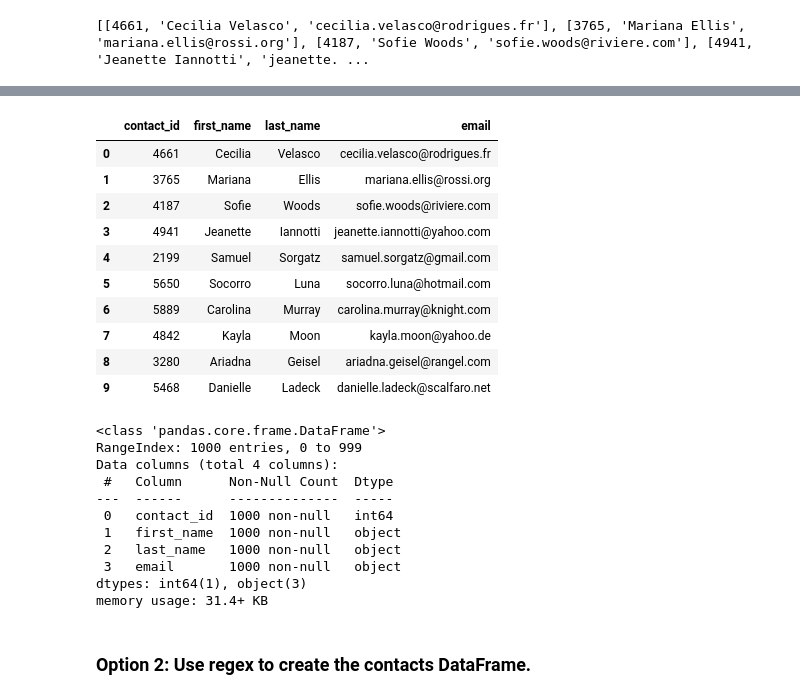
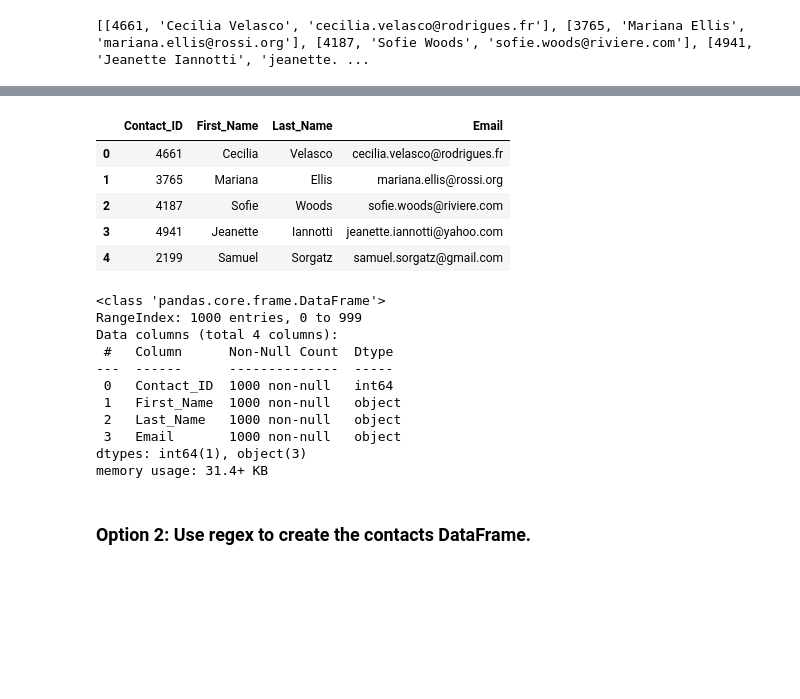
Before and after one commit to rachelpaczki/Crowdfunding_ETL, a Jupyter notebook: ETL_Mini_Project_LAblesTorres_RPuzycki_RTaylor.ipynb, the cells around one changed output, grey strips where cells are left out. Drawn from its saved outputs; the diff is of its cells as text; code cells hidden in the pictures; blank space fills up the shorter version.

```diff
--- a/ETL_Mini_Project_LAblesTorres_RPuzycki_RTaylor.ipynb
+++ b/ETL_Mini_Project_LAblesTorres_RPuzycki_RTaylor.ipynb
@@ -308,7 +308,9 @@ Then export the DataFrame as a `contacts.csv` CSV file.
 # Iterate through the contact_info_df and convert each row to a dictionary.
 import json
 dict_values = []
-
+for i in range(1,len(contact_info_df)):
+    d = json.loads(contact_info_df.iloc[i,0])
+    dict_values.append([d['contact_id'],d['name'],d['email']])
 
 # Print out the list of values for each row.
 print(dict_values)
@@ -317,4 +319,6 @@ print(dict_values)
 # %%
 # Create a contact_info DataFrame and add each list of values, i.e., each row
 # to the 'contact_id', 'name', 'email' columns.
+contacts_df_clean = pd.DataFrame(dict_values, columns=['Contact_ID', 'Name', 'Email'])
+contacts_df_clean.head()
 # %% [output]
@@ -339,7 +344,11 @@ dtypes: int64(1), object(2)
 memory usage: 23.6+ KB
 # %%
 # Create a "first"name" and "last_name" column with the first and last names from the "name" column.
-
+contacts_df_clean['First_Name'] = contacts_df_clean['Name'].str.split(' ').str[0]
+contacts_df_clean['Last_Name'] = contacts_df_clean['Name'].str.split(' ').str[1]
 
 # Drop the contact_name column
+contacts_df_clean.drop(columns=['Name'],inplace=True)
+
+contacts_df_clean.head()
 # %% [output]
@@ -357,29 +361,28 @@ memory usage: 23.6+ KB
 # %%
 # Reorder the columns
+contacts_df_clean = contacts_df_clean[['Contact_ID','First_Name','Last_Name','Email']]
+
+contacts_df_clean.head()
 # %% [output]
-|  | contact_id | first_name | last_name | email |
+|  | Contact_ID | First_Name | Last_Name | Email |
 | 0 | 4661 | Cecilia | Velasco | cecilia.velasco@rodrigues.fr |
 | 1 | 3765 | Mariana | Ellis | mariana.ellis@rossi.org |
 | 2 | 4187 | Sofie | Woods | sofie.woods@riviere.com |
 | 3 | 4941 | Jeanette | Iannotti | jeanette.iannotti@yahoo.com |
 | 4 | 2199 | Samuel | Sorgatz | samuel.sorgatz@gmail.com |
-| 5 | 5650 | Socorro | Luna | socorro.luna@hotmail.com |
-| 6 | 5889 | Carolina | Murray | carolina.murray@knight.com |
-| 7 | 4842 | Kayla | Moon | kayla.moon@yahoo.de |
-| 8 | 3280 | Ariadna | Geisel | ariadna.geisel@rangel.com |
-| 9 | 5468 | Danielle | Ladeck | danielle.ladeck@scalfaro.net |
 # %%
 # Check the datatypes one more time before exporting as CSV file.
+contacts_df_clean.info()
 # %% [output]
 <class 'pandas.core.frame.DataFrame'>
 RangeIndex: 1000 entries, 0 to 999
 Data columns (total 4 columns):
  #   Column      Non-Null Count  Dtype
 ---  ------      --------------  -----
- 0   contact_id  1000 non-null   int64
- 1   first_name  1000 non-null   object
- 2   last_name   1000 non-null   object
- 3   email       1000 non-null   object
+ 0   Contact_ID  1000 non-null   int64
+ 1   First_Name  1000 non-null   object
+ 2   Last_Name   1000 non-null   object
+ 3   Email       1000 non-null   object
 dtypes: int64(1), object(3)
 memory usage: 31.4+ KB
 # %%
```
Also changed, not shown: parts of 4 cells of this notebook, 1 other file.
